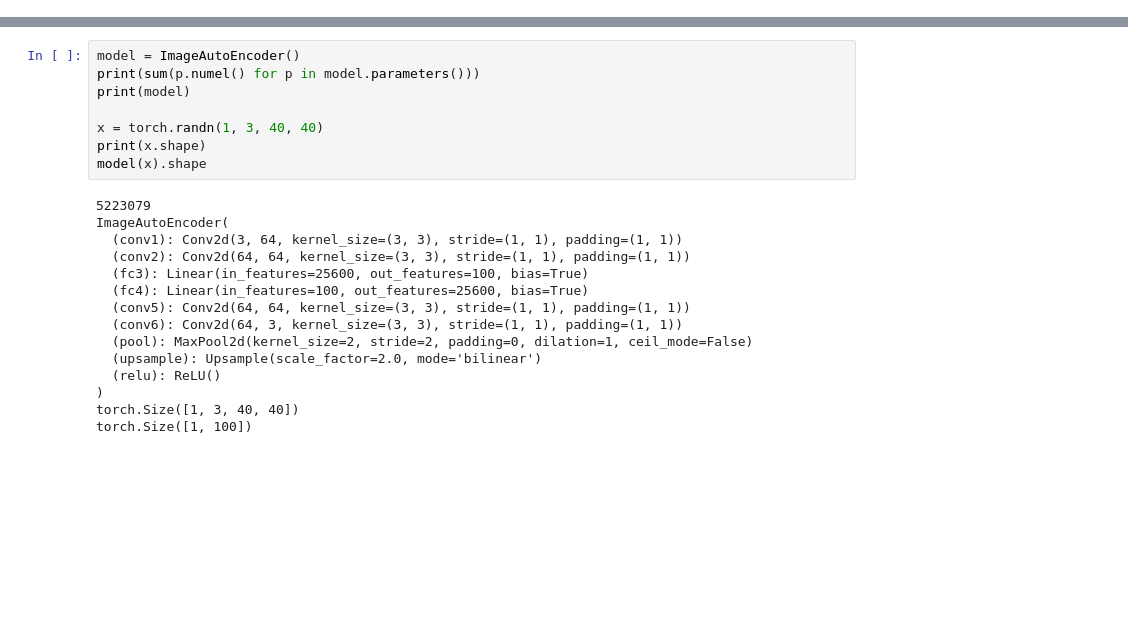
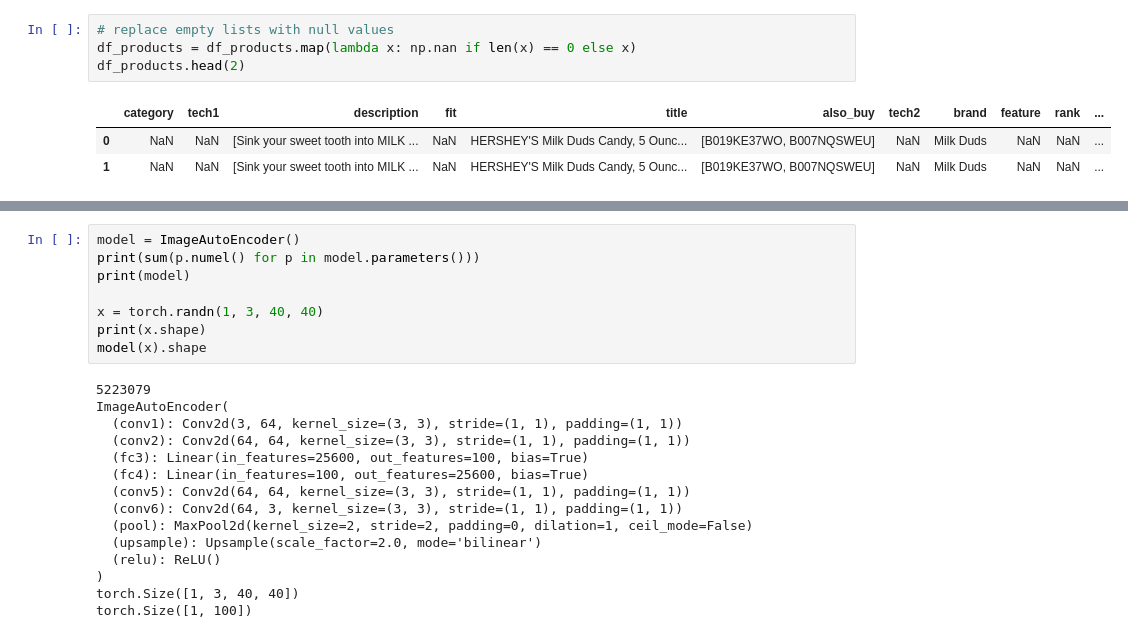
Before and after one commit to vichShir/deep-mine, a Jupyter notebook: Deep_MINE.ipynb, the cells around one changed output, grey strips where cells are left out. Cells and saved outputs as stored; diff of their text form; blank space fills up the shorter version.

```diff
--- a/Deep_MINE.ipynb
+++ b/Deep_MINE.ipynb
@@ -4,0 +91,8 @@ import torch.nn.functional as F
+# %%
+# replace empty lists with null values
+df_products = df_products.map(lambda x: np.nan if len(x) == 0 else x)
+df_products.head(2)
+# %% [output]
+|  | category | tech1 | description | fit | title | also_buy | tech2 | brand | feature | rank | ... |
+| 0 | NaN | NaN | [Sink your sweet tooth into MILK ... | NaN | HERSHEY'S Milk Duds Candy, 5 Ounc... | [B019KE37WO, B007NQSWEU] | NaN | Milk Duds | NaN | NaN | ... |
+| 1 | NaN | NaN | [Sink your sweet tooth into MILK ... | NaN | HERSHEY'S Milk Duds Candy, 5 Ounc... | [B019KE37WO, B007NQSWEU] | NaN | Milk Duds | NaN | NaN | ... |
```
Also changed, not shown: parts of 20 cells of this notebook.
